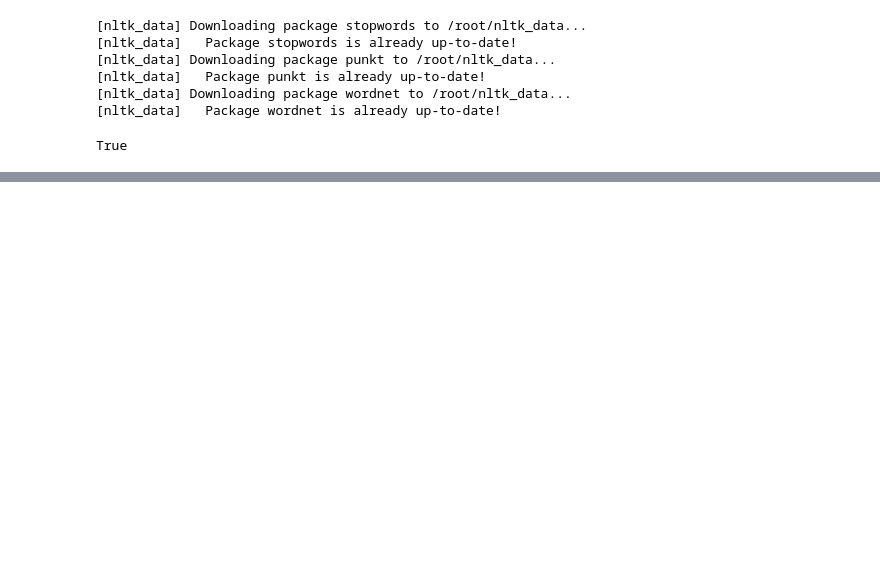
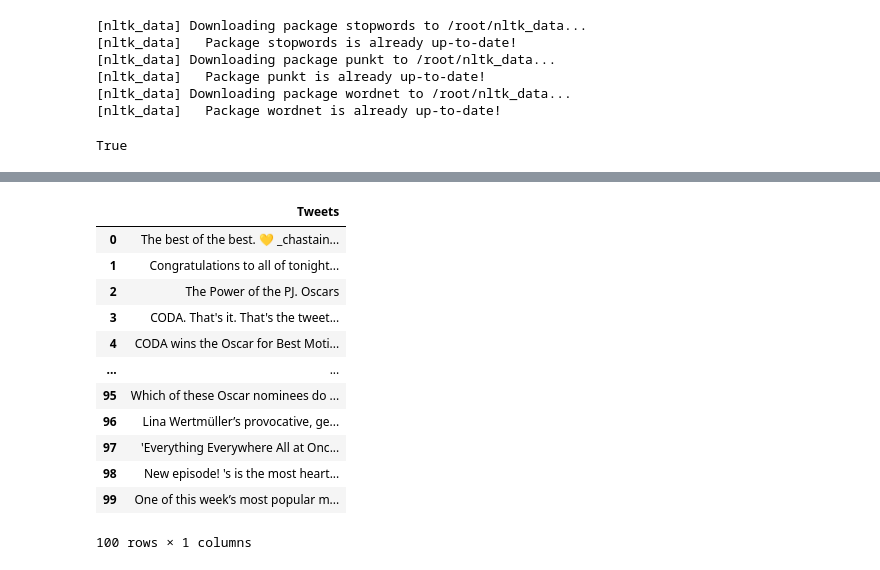
Before and after one commit to stevemoseti/AITermProject18m01acs037, a Jupyter notebook: SentimentAnalyzer.ipynb, the cells around one changed output, grey strips where cells are left out. Drawn from its saved outputs; the diff is of its cells as text; code cells hidden in the pictures; blank space fills up the shorter version.

```diff
--- a/SentimentAnalyzer.ipynb
+++ b/SentimentAnalyzer.ipynb
@@ -117,16 +117,29 @@ df
 # %%
 #stemming
 
-def clean(text):
 
 #Appliyng Stemmer
 ps = nltk.PorterStemmer()
 def stemming(text):
     text = [ps.stem(word) for word in text]
     text = ''.join(text)
     return text
 df['Tweets'] = df['Tweets'].apply(lambda text: stemming(text))
 df
+# %% [output]
+|  | Tweets |
+| 0 | The best of the best. 💛 _chastain... |
+| 1 | Congratulations to all of tonight... |
+| 2 | The Power of the PJ. Oscars |
+| 3 | CODA. That's it. That's the tweet... |
+| 4 | CODA wins the Oscar for Best Moti... |
+| ... | ... |
+| 95 | Which of these Oscar nominees do ... |
+| 96 | Lina Wertmüller’s provocative, ge... |
+| 97 | 'Everything Everywhere All at Onc... |
+| 98 | New episode! 's is the most heart... |
+| 99 | One of this week’s most popular m... |
+100 rows × 1 columns
 # %%
 #lemmatization
 def lemmatizing(words):
```
Also changed, not shown: parts of 15 cells of this notebook.
